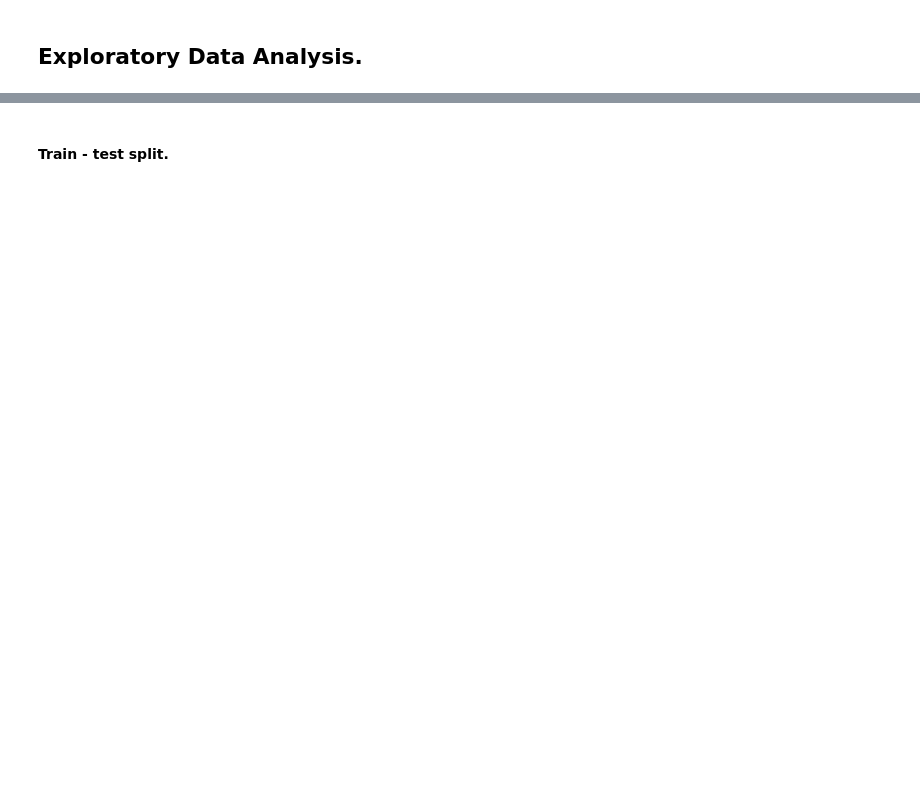
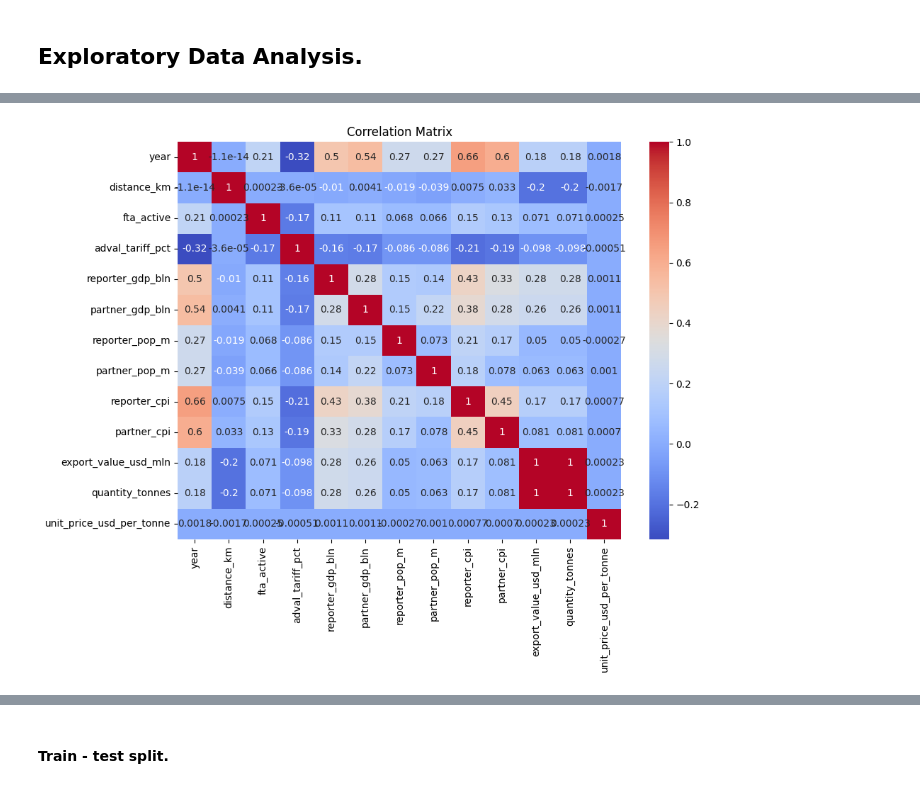
Before and after one commit to Mehervamsi1/the-world-trade, a Jupyter notebook: ml.ipynb, the cells around one changed output, grey strips where cells are left out. Saved outputs shown, nothing was run; the diff lists cells and outputs as text; code cells hidden in the pictures; blank space fills up the shorter version.

```diff
--- a/ml.ipynb
+++ b/ml.ipynb
@@ -58,8 +115,10 @@ df.head()
 # %%
-# # 3. Heatmap: Correlation Matrix (only numeric)
-# plt.figure(figsize=(10, 8))
-# sns.heatmap(df.select_dtypes('number').corr(), annot=True, cmap='coolwarm')
-# plt.title("Correlation Matrix")
-# plt.tight_layout()
-# plt.show()
+# 3. Heatmap: Correlation Matrix (only numeric)
+plt.figure(figsize=(10, 8))
+sns.heatmap(df.select_dtypes('number').corr(), annot=True, cmap='coolwarm')
+plt.title("Correlation Matrix")
+plt.tight_layout()
+plt.show()
+# %% [output]
+[figure, added]
 # %%
```
Also changed, not shown: parts of 72 cells of this notebook.
